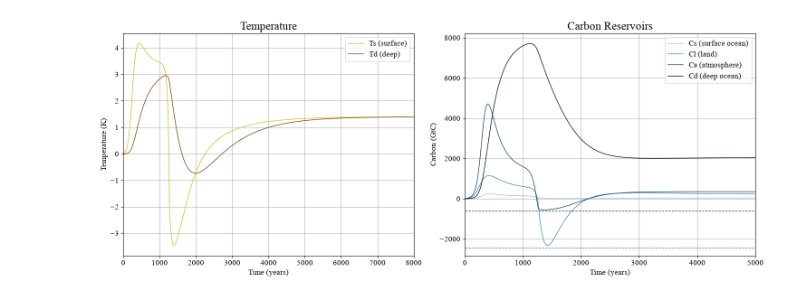
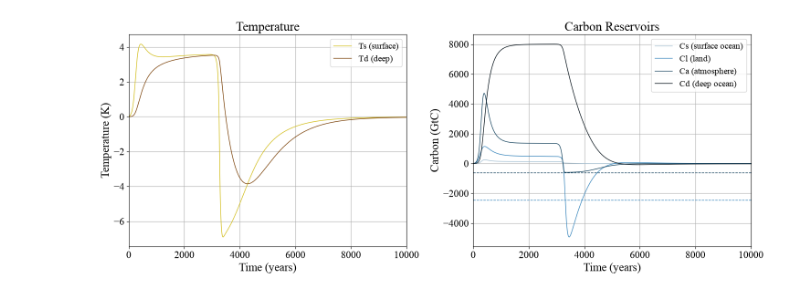
Before and after one commit to tillmrtz/intro-esm, a Jupyter notebook: notebooks/forcing_vs_time.ipynb, the cells around one changed output. Saved outputs shown, nothing was run; the diff lists cells and outputs as text; code cells hidden in the pictures.

Commit message:
Plot updates

```diff
--- a/notebooks/forcing_vs_time.ipynb
+++ b/notebooks/forcing_vs_time.ipynb
@@ -59,23 +10,23 @@ with plt.style.context(plotting_style):
 # %%
-def calc_J_and_A(t, t_opt=t_opt, t_sink=t_sink, A_tot=A_tot):
+def calc_J_and_A(t, t_opt=250, t_sink=250, A_tot=10000, t_rise_width=50.0, t_sink_width=50.0):
     t = sp.symbols("t", real=True)
 
     # Original cumulative emissions
     A_old = A_tot * (
-        1/(1 + 2.5*sp.exp((t_opt - t)/50))
-        - 1/(1 + 2.5*sp.exp(t_opt/50))
+        1/(1 + 2.5*sp.exp((t_opt - t)/t_rise_width))
+        - 1/(1 + 2.5*sp.exp(t_opt/t_rise_width))
     )
 
     # New cumulative emissions with sinks
     A_new = A_tot * (
         (
-            1/(1 + 2.5*sp.exp((t_opt - t)/50))
-            - 1/(1 + 2.5*sp.exp(t_opt/50))
+            1/(1 + 2.5*sp.exp((t_opt - t)/t_rise_width))
+            - 1/(1 + 2.5*sp.exp(t_opt/t_rise_width))
         )
         -
         (
-            1/(1 + 2.5*sp.exp((t_sink - t)/50))
-            - 1/(1 + 2.5*sp.exp(t_sink/50))
+            1/(1 + 2.5*sp.exp((t_sink - t)/t_sink_width))
+            - 1/(1 + 2.5*sp.exp(t_sink/t_sink_width))
         )
     )
 
@@ -91,14 +42,32 @@ def calc_J_and_A(t, t_opt=t_opt, t_sink=t_sink, A_tot=A_tot):
 ### anthropogenic emissions ###
 A_tot = FLOAT32(10000.0)   # GtC, total carbon emitted ## default: 5000
 t_opt = FLOAT32(250.0)    # yr, t_opt for RCP8.5
-t_sink = FLOAT32(t_opt + 1000.0)   # yr, t_sink for RCP8.5
+t_sink = FLOAT32(t_opt + 3000.0)   # yr, t_sink for RCP8.5
 
 t = np.arange(FLOAT32(0.0), FLOAT32(8000.0), FLOAT32(1.0), dtype=FLOAT32) # time in years
 A_old_func, A_new_func, J_old_func, J_new_func = calc_J_and_A(t, t_opt=t_opt, t_sink=t_sink, A_tot=A_tot)
 
+colors = ["#B21A2B", "#4393C3"]
+
 with plt.style.context(plotting_style):
     fig, ax = plt.subplots(figsize=(10, 6))
-    ax.plot(t, A_old_func(t), label='Emission Rate J(t)', color=colors[0], linestyle='--')
+    ax.plot(t, A_old_func(t), label='Emission Rate J(t)', color=colors[0])
+    ax_twin = ax.twinx()
+    ax_twin.plot(t, J_old_func(t), label='Emission Rate J(t)', color=colors[1])
+    #ax_twin.plot(t, J_new_func(t), label='Emission Rate J(t)', color=colors[1])
+
+    ax.set_ylabel('Cumulative Emissions (GtC)', color=colors[0])
+    ax.set_xlabel('Time (years)', color='black')
+    ax.tick_params(axis='y', labelcolor=colors[0])
+    ax_twin.set_ylabel('Emission Rate (GtC/yr)', color=colors[1])
+    ax_twin.tick_params(axis='y', labelcolor=colors[1])
+    ax.set_title('Cumulative Emissions Over Time')
+    ax.grid()
+
+plt.show()
+
+with plt.style.context(plotting_style):
+    fig, ax = plt.subplots(figsize=(10, 6))
     ax.plot(t, A_new_func(t), label='Cumulative Emissions A(t)', color=colors[0])
     ax_twin = ax.twinx()
     #ax_twin.plot(t, J_old_func(t), label='Emission Rate J(t)', color=colors[1])
@@ -111,4 +80,6 @@ with plt.style.context(plotting_style):
     ax_twin.tick_params(axis='y', labelcolor=colors[1])
     ax.set_title('Cumulative Emissions Over Time')
     ax.grid()
+
+plt.show()
 # %% [output]
@@ -309,7 +281,7 @@ with plt.style.context(plotting_style):
     axs[1].set_ylabel('Carbon (GtC)')
     axs[1].grid()
     axs[1].legend()
-    axs[1].set_xlim([0, 5000])  # Set x-axis limit to focus on the first 8000 years
+    axs[1].set_xlim([0, 10000])  # Set x-axis limit to focus on the first 8000 years
 
     plt.tight_layout()
     plt.show()
@@ -503,36 +475,36 @@ with plt.style.context(plotting_style):
     #carbon_colors = [ '#7b85d4', '#f37738', '#e9d043', '#ad5b50']
 
     # Temperature subplot
     axs[0].plot(sol_t, sol_y[0], label='Ts (surface)', color=temp_colors[0])
     axs[0].plot(sol_t, sol_y[1], label='Td (deep)', color=temp_colors[1])
     axs[0].set_title('Temperature')
     axs[0].set_xlabel('Time (years)')
     axs[0].set_ylabel('Temperature (K)')
     axs[0].grid()
     axs[0].legend()
-    axs[0].set_xlim([0, 8000])  # Set x-axis limit to focus on the first 8000 years
+    axs[0].set_xlim([0, 10000])  # Set x-axis limit to focus on the first 8000 years
 
     # Carbon subplot
     axs[1].plot(sol_t, sol_y[2], label='Cs (surface ocean)', color=carbon_colors[0], alpha = 1)
     axs[1].plot(sol_t, sol_y[5], label='Cl (land)', color=carbon_colors[1], alpha = 1.0)
     axs[1].plot(sol_t, sol_y[4], label='Ca (atmosphere)', color=carbon_colors[2], alpha = 1)
     axs[1].plot(sol_t, sol_y[3], label='Cd (deep ocean)', color=carbon_colors[3], alpha = 1)
     ### add horizontal lines for pre-industrial carbon levels
     #axs[1].axhline(y=Cs_init, color=carbon_colors[0], linestyle='--', alpha=0.5, label='Cs pre-industrial')
     axs[1].axhline(y= - Cl_init, color=carbon_colors[1], linestyle='--', label='')
     axs[1].axhline(y= - Ca_init, color=carbon_colors[2], linestyle='--', label='')
     #axs[1].axhline(y=Cd_init, color=carbon_colors[3], linestyle='--', alpha=0.5, label='Cd pre-industrial')
     axs[1].set_title('Carbon Reservoirs')
     axs[1].set_xlabel('Time (years)')
     axs[1].set_ylabel('Carbon (GtC)')
     axs[1].grid()
     axs[1].legend()
-    axs[1].set_xlim([0, 5000])  # Set x-axis limit to focus on the first 8000 years
+    axs[1].set_xlim([0, 10000])  # Set x-axis limit to focus on the first 8000 years
 
     plt.tight_layout()
     plt.show()
 # %% [output]
-[figure, old version]
+[figure, new version]
 # %%
 def box_rhs(t, y, scenario=1):
     """
```
Also changed, not shown: parts of 15 cells of this notebook, 1 other file.
